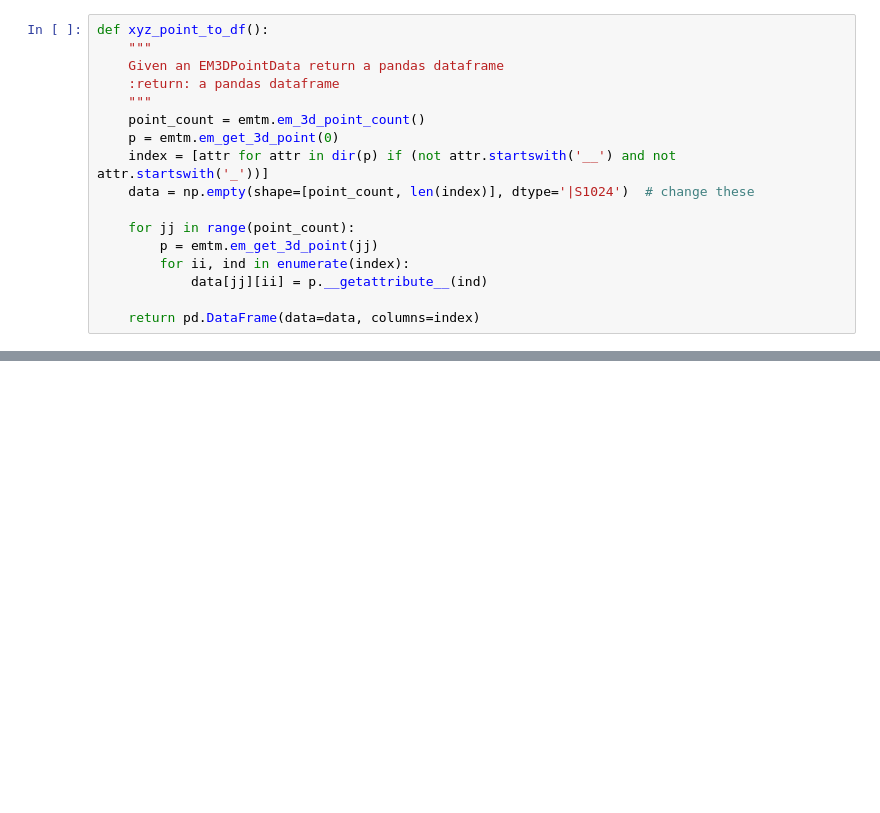
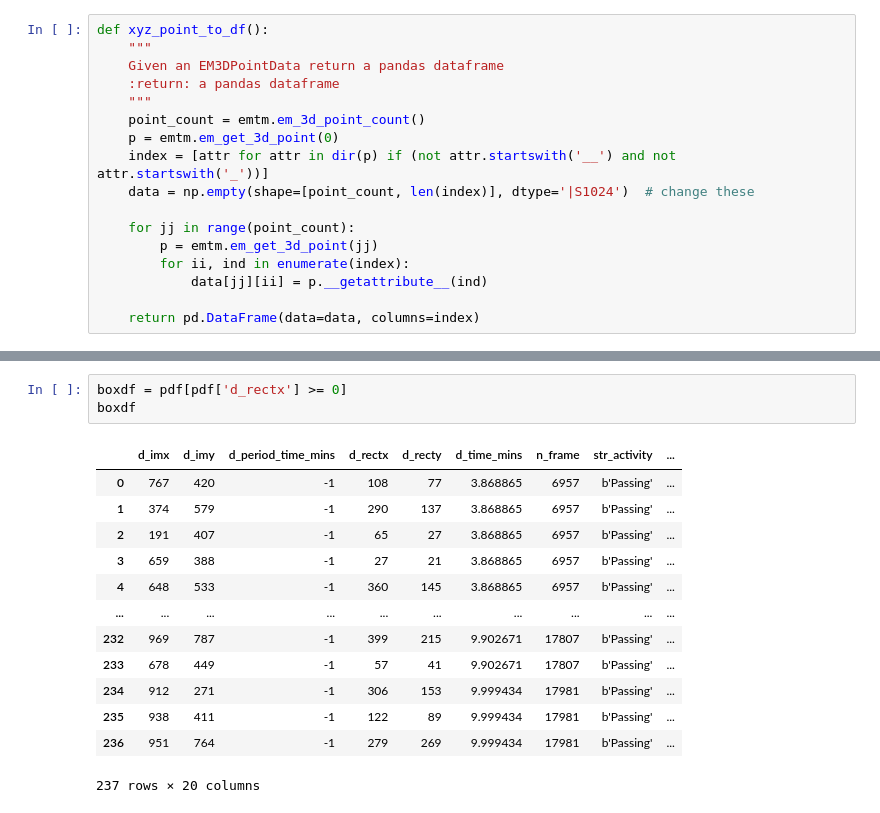
Before and after one commit to Global-Archive-of-Image-Annotation/emtmlibpy, a Jupyter notebook: src/notebooks/gen_yolo_training_data.ipynb, the cells around one changed output, grey strips where cells are left out. Cells and saved outputs as stored; diff of their text form; blank space fills up the shorter version.

```diff
--- a/src/notebooks/gen_yolo_training_data.ipynb
+++ b/src/notebooks/gen_yolo_training_data.ipynb
@@ -64,0 +156,17 @@ p
+# %%
+boxdf = pdf[pdf['d_rectx'] >= 0]
+boxdf
+# %% [output]
+|  | d_imx | d_imy | d_period_time_mins | d_rectx | d_recty | d_time_mins | n_frame | str_activity | ... |
+| 0 | 767 | 420 | -1 | 108 | 77 | 3.868865 | 6957 | b'Passing' | ... |
+| 1 | 374 | 579 | -1 | 290 | 137 | 3.868865 | 6957 | b'Passing' | ... |
+| 2 | 191 | 407 | -1 | 65 | 27 | 3.868865 | 6957 | b'Passing' | ... |
+| 3 | 659 | 388 | -1 | 27 | 21 | 3.868865 | 6957 | b'Passing' | ... |
+| 4 | 648 | 533 | -1 | 360 | 145 | 3.868865 | 6957 | b'Passing' | ... |
+| ... | ... | ... | ... | ... | ... | ... | ... | ... | ... |
+| 232 | 969 | 787 | -1 | 399 | 215 | 9.902671 | 17807 | b'Passing' | ... |
+| 233 | 678 | 449 | -1 | 57 | 41 | 9.902671 | 17807 | b'Passing' | ... |
+| 234 | 912 | 271 | -1 | 306 | 153 | 9.999434 | 17981 | b'Passing' | ... |
+| 235 | 938 | 411 | -1 | 122 | 89 | 9.999434 | 17981 | b'Passing' | ... |
+| 236 | 951 | 764 | -1 | 279 | 269 | 9.999434 | 17981 | b'Passing' | ... |
+237 rows × 20 columns
```
Also changed, not shown: parts of 24 cells of this notebook, 2 other files.
